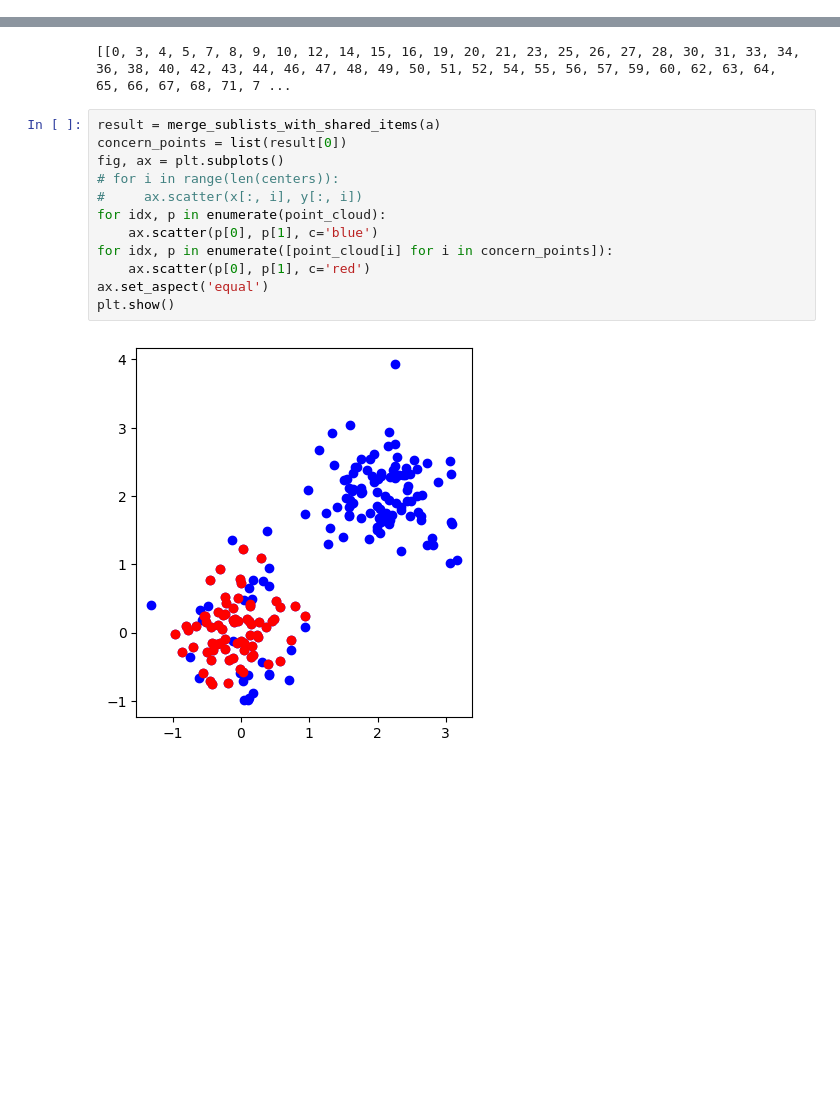
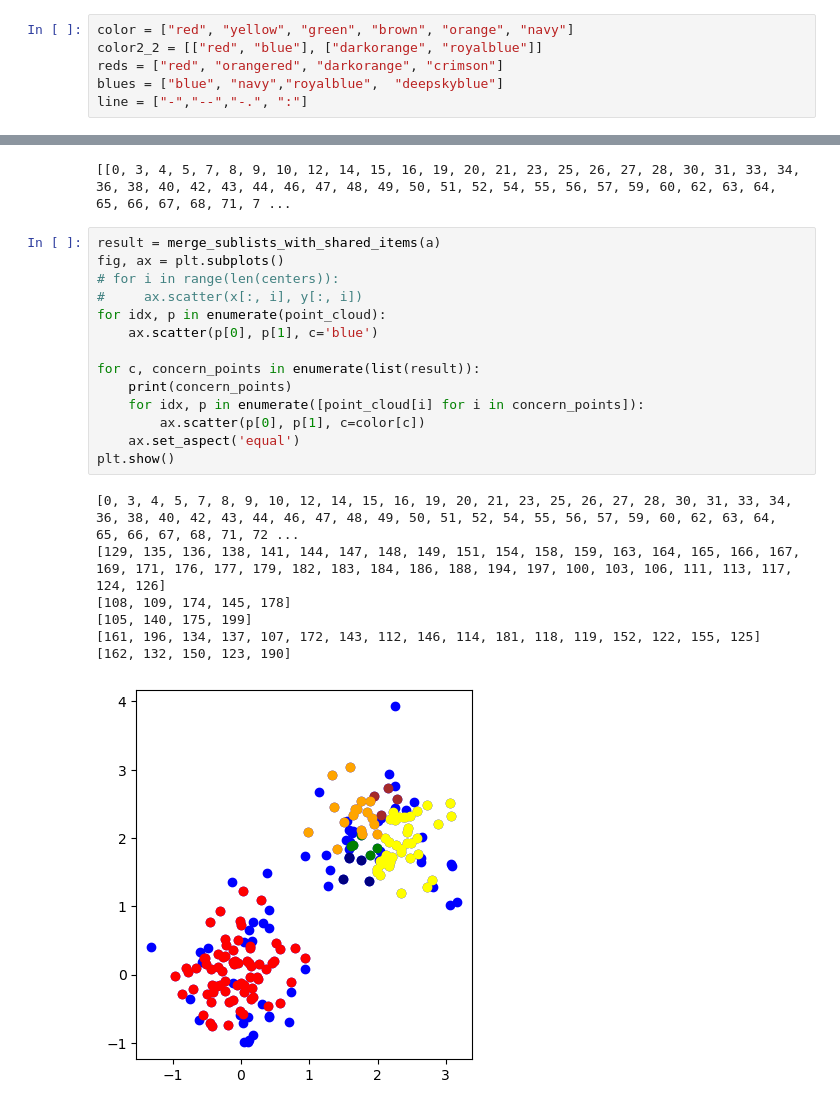
Before and after one commit to mzhyui/PHTDA-Net, a Jupyter notebook: traceback_v3.ipynb, the cells around one changed output, grey strips where cells are left out. Saved outputs shown, nothing was run; the diff lists cells and outputs as text; blank space fills up the shorter version.

```diff
--- a/traceback_v3.ipynb
+++ b/traceback_v3.ipynb
@@ -4,6 +4,12 @@ import matplotlib.pyplot as plt
 import numpy as np
 import gudhi as gd
 from ripser import Rips
+# %%
+color = ["red", "yellow", "green", "brown", "orange", "navy"]
+color2_2 = [["red", "blue"], ["darkorange", "royalblue"]]
+reds = ["red", "orangered", "darkorange", "crimson"]
+blues = ["blue", "navy","royalblue",  "deepskyblue"]
+line = ["-","--","-.", ":"]
 # %%
 # Set random seed for reproducibility
 np.random.seed(42)
@@ -120,15 +126,23 @@ print(merge_sublists_with_shared_items(a))
 [[0, 3, 4, 5, 7, 8, 9, 10, 12, 14, 15, 16, 19, 20, 21, 23, 25, 26, 27, 28, 30, 31, 33, 34, 36, 38, 40, 42, 43, 44, 46, 47, 48, 49, 50, 51, 52, 54, 55, 56, 57, 59, 60, 62, 63, 64, 65, 66, 67, 68, 71, 7 ...
 # %%
 result = merge_sublists_with_shared_items(a)
-concern_points = list(result[0])
 fig, ax = plt.subplots()
 # for i in range(len(centers)):
 #     ax.scatter(x[:, i], y[:, i])
 for idx, p in enumerate(point_cloud):
     ax.scatter(p[0], p[1], c='blue')
-for idx, p in enumerate([point_cloud[i] for i in concern_points]):
-    ax.scatter(p[0], p[1], c='red')
-ax.set_aspect('equal')
+
+for c, concern_points in enumerate(list(result)):
+    print(concern_points)
+    for idx, p in enumerate([point_cloud[i] for i in concern_points]):
+        ax.scatter(p[0], p[1], c=color[c])
+    ax.set_aspect('equal')
 plt.show()
 # %% [output]
+[0, 3, 4, 5, 7, 8, 9, 10, 12, 14, 15, 16, 19, 20, 21, 23, 25, 26, 27, 28, 30, 31, 33, 34, 36, 38, 40, 42, 43, 44, 46, 47, 48, 49, 50, 51, 52, 54, 55, 56, 57, 59, 60, 62, 63, 64, 65, 66, 67, 68, 71, 72 ...
+[129, 135, 136, 138, 141, 144, 147, 148, 149, 151, 154, 158, 159, 163, 164, 165, 166, 167, 169, 171, 176, 177, 179, 182, 183, 184, 186, 188, 194, 197, 100, 103, 106, 111, 113, 117, 124, 126]
+[108, 109, 174, 145, 178]
+[105, 140, 175, 199]
+[161, 196, 134, 137, 107, 172, 143, 112, 146, 114, 181, 118, 119, 152, 122, 155, 125]
+[162, 132, 150, 123, 190]
-[figure, old version]
+[figure, new version]
```
Also changed, not shown: 1 other file.
